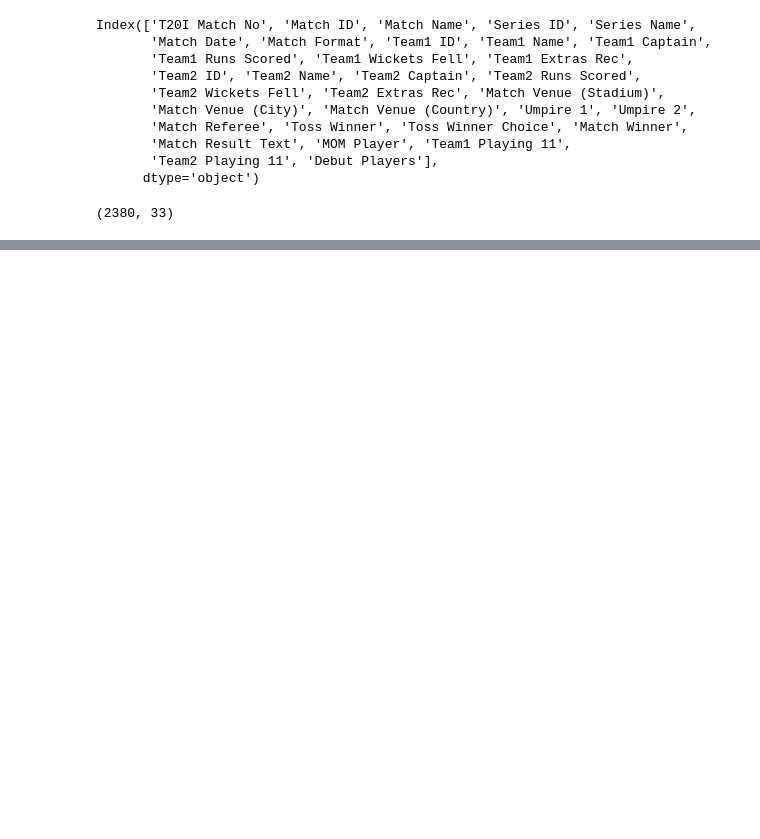
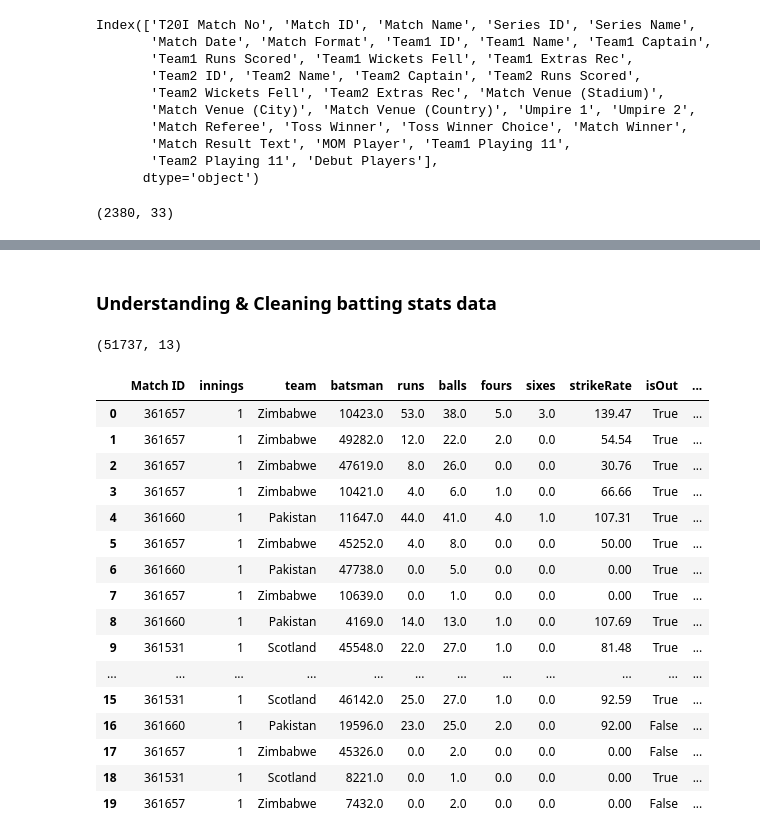
Before and after one commit to ali-bin-kashif/T20-Internationals-Dataset-EDA, a Jupyter notebook: eda-t20i-cricket.ipynb, the cells around one changed output, grey strips where cells are left out. Saved outputs shown, nothing was run; the diff lists cells and outputs as text; code cells hidden in the pictures; blank space fills up the shorter version.

Commit message:
Data understood and cleaned

```diff
--- a/eda-t20i-cricket.ipynb
+++ b/eda-t20i-cricket.ipynb
@@ -39,0 +27,12 @@ matches_data.head()
+# %%
+# All matches records
+matches_data = pd.read_csv("./datasets/t20i_Matches_Data.csv")
+
+# Players information
+players_info = pd.read_csv("./datasets/players_info.csv")
+
+#Batting Stats
+batting_data = pd.read_csv("./datasets/t20i_Batting_Card.csv")
+
+#Bowling Stats
+bowling_data = pd.read_csv("./datasets/t20i_Bowling_Card.csv")
@@ -56,0 +207,26 @@ matches_data.shape
+# %% [markdown]
+### Understanding & Cleaning batting stats data
+# %%
+batting_data.shape
+# %% [output]
+(51737, 13)
+# %%
+batting_data.head(20)
+# %% [output]
+|  | Match ID | innings | team | batsman | runs | balls | fours | sixes | strikeRate | isOut | ... |
+| 0 | 361657 | 1 | Zimbabwe | 10423.0 | 53.0 | 38.0 | 5.0 | 3.0 | 139.47 | True | ... |
+| 1 | 361657 | 1 | Zimbabwe | 49282.0 | 12.0 | 22.0 | 2.0 | 0.0 | 54.54 | True | ... |
+| 2 | 361657 | 1 | Zimbabwe | 47619.0 | 8.0 | 26.0 | 0.0 | 0.0 | 30.76 | True | ... |
+| 3 | 361657 | 1 | Zimbabwe | 10421.0 | 4.0 | 6.0 | 1.0 | 0.0 | 66.66 | True | ... |
+| 4 | 361660 | 1 | Pakistan | 11647.0 | 44.0 | 41.0 | 4.0 | 1.0 | 107.31 | True | ... |
+| 5 | 361657 | 1 | Zimbabwe | 45252.0 | 4.0 | 8.0 | 0.0 | 0.0 | 50.00 | True | ... |
+| 6 | 361660 | 1 | Pakistan | 47738.0 | 0.0 | 5.0 | 0.0 | 0.0 | 0.00 | True | ... |
+| 7 | 361657 | 1 | Zimbabwe | 10639.0 | 0.0 | 1.0 | 0.0 | 0.0 | 0.00 | True | ... |
+| 8 | 361660 | 1 | Pakistan | 4169.0 | 14.0 | 13.0 | 1.0 | 0.0 | 107.69 | True | ... |
+| 9 | 361531 | 1 | Scotland | 45548.0 | 22.0 | 27.0 | 1.0 | 0.0 | 81.48 | True | ... |
+| ... | ... | ... | ... | ... | ... | ... | ... | ... | ... | ... | ... |
+| 15 | 361531 | 1 | Scotland | 46142.0 | 25.0 | 27.0 | 1.0 | 0.0 | 92.59 | True | ... |
+| 16 | 361660 | 1 | Pakistan | 19596.0 | 23.0 | 25.0 | 2.0 | 0.0 | 92.00 | False | ... |
+| 17 | 361657 | 1 | Zimbabwe | 45326.0 | 0.0 | 2.0 | 0.0 | 0.0 | 0.00 | False | ... |
+| 18 | 361531 | 1 | Scotland | 8221.0 | 0.0 | 1.0 | 0.0 | 0.0 | 0.00 | True | ... |
+| 19 | 361657 | 1 | Zimbabwe | 7432.0 | 0.0 | 2.0 | 0.0 | 0.0 | 0.00 | False | ... |
```
Also changed, not shown: parts of 37 cells of this notebook.
